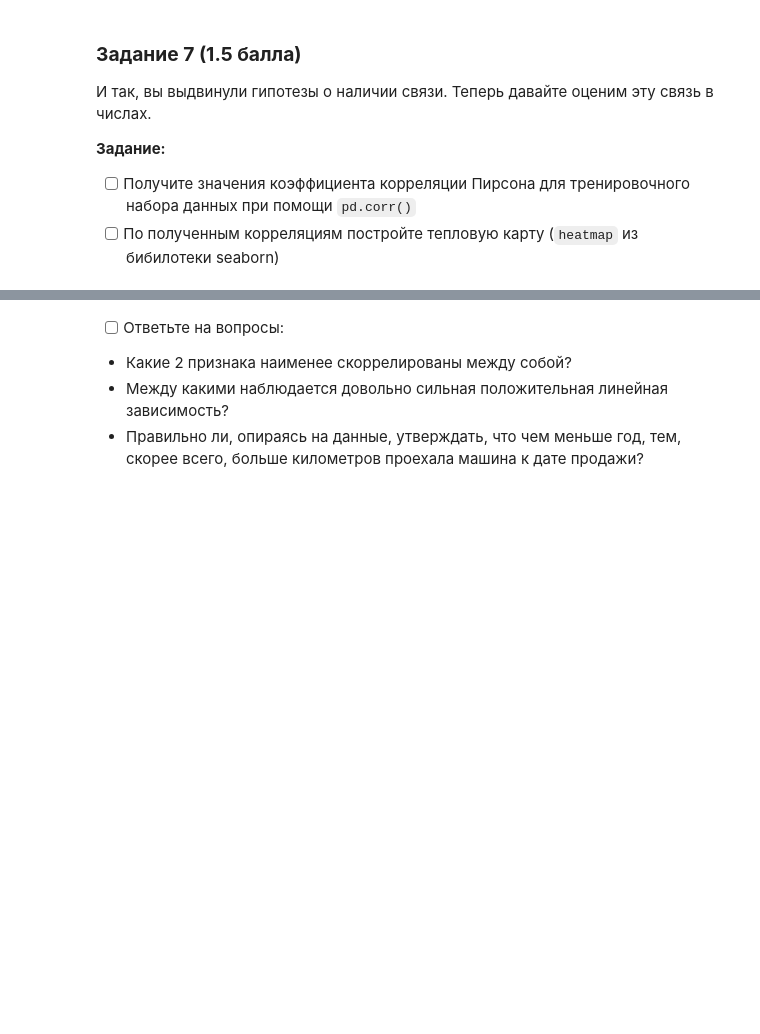
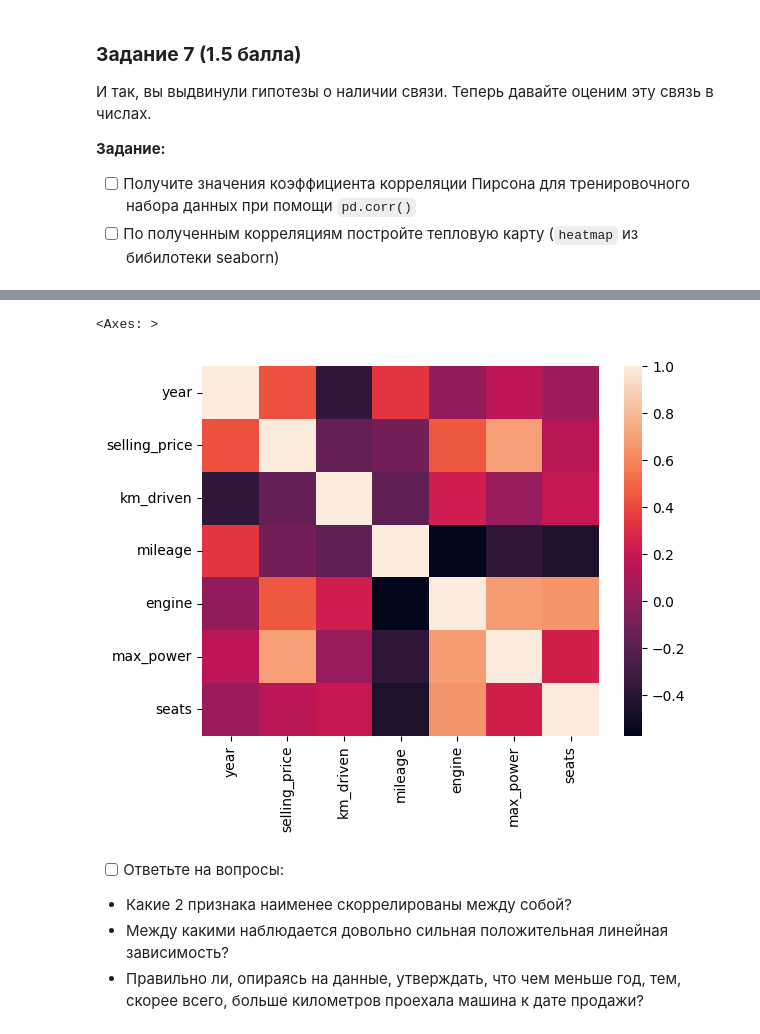
Before and after one commit to sealetta/homeworks, a Jupyter notebook: HW/Селиванова_БСЦ224_HW2.ipynb, the cells around one changed output, grey strips where cells are left out. Cells and saved outputs as stored; diff of their text form; code cells hidden in the pictures; blank space fills up the shorter version.

```diff
--- a/HW/Селиванова_БСЦ224_HW2.ipynb
+++ b/HW/Селиванова_БСЦ224_HW2.ipynb
@@ -306,0 +318,5 @@ freq                     15     534         837          877          623
+# %%
+# your code here
+corr=df_train.select_dtypes(include=['float64', 'int64']).corr(method='pearson')
+corr
+#отобрала только колонки с числами и посчитала корреляцию
@@ -307,3 +332,8 @@ freq                     15     534         837          877          623
+# %%
+sns.heatmap(corr)
+# %% [output]
+<Axes: >
+[figure, added]
 # %% [markdown]
 - [ ] Ответьте на вопросы:
  - Какие 2 признака наименее скоррелированы между собой?
```
Also changed, not shown: parts of 54 cells of this notebook.
